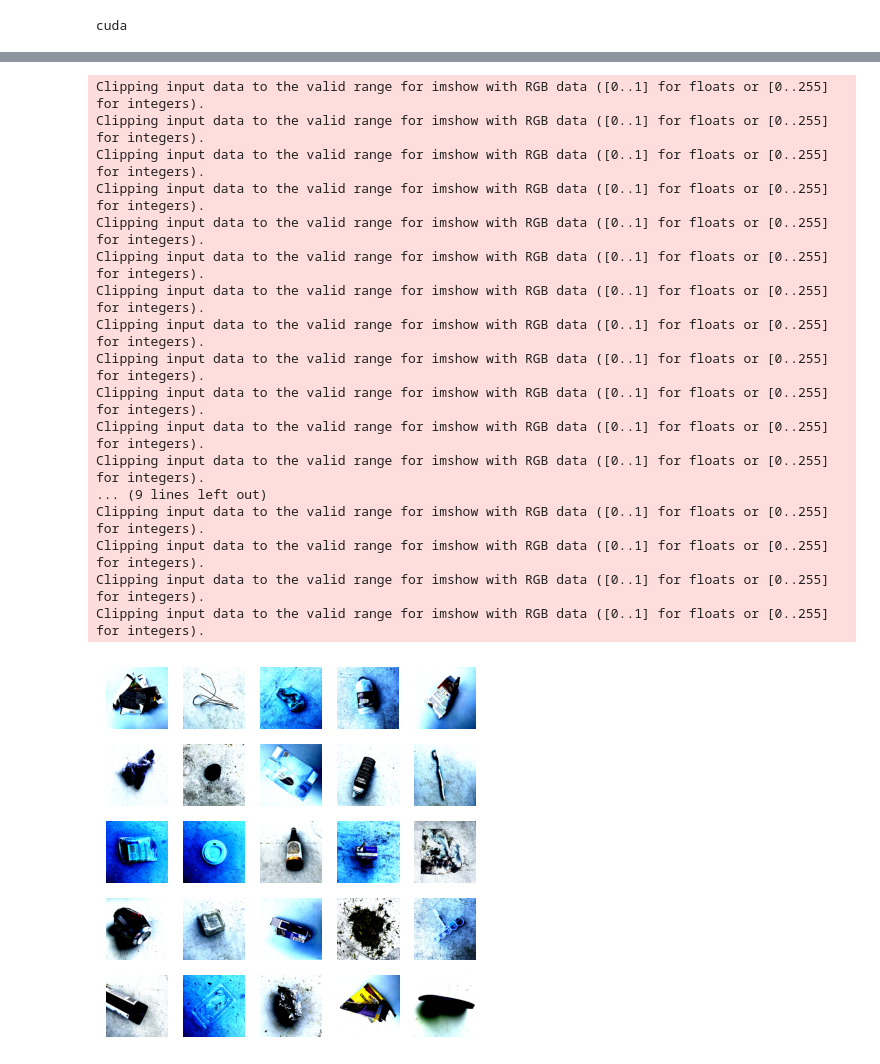
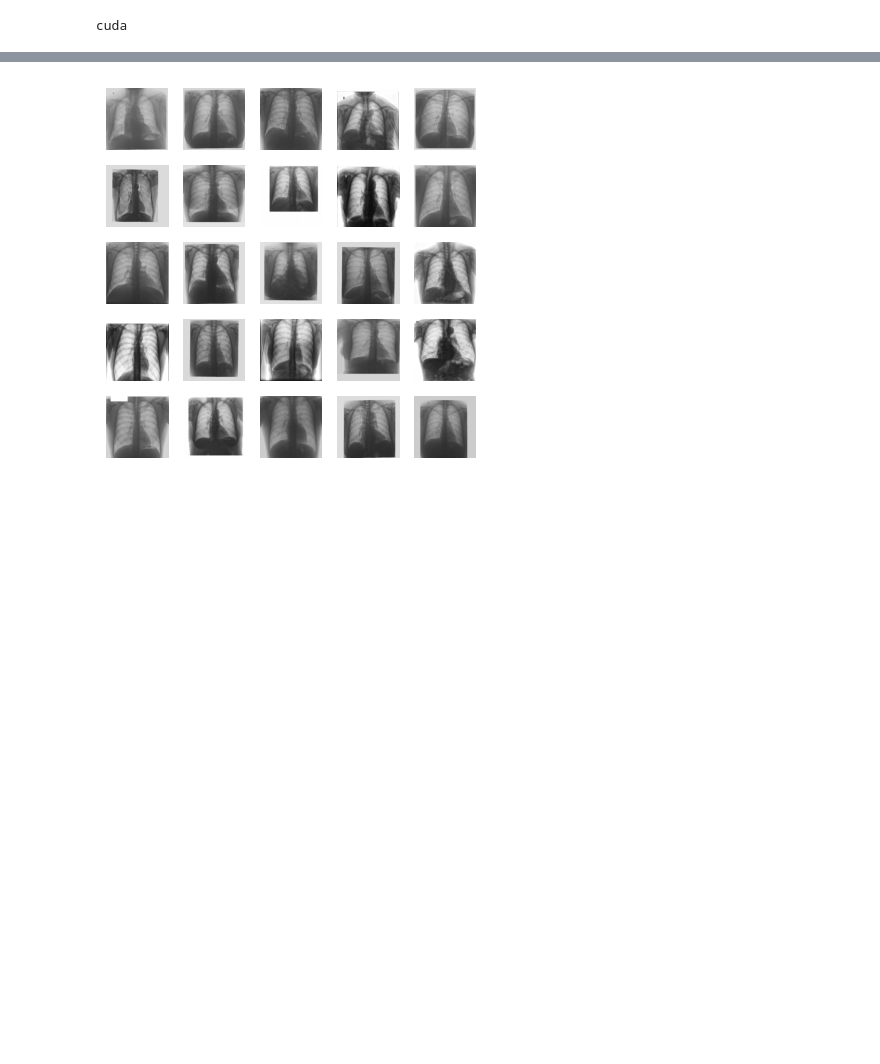
Before and after one commit to NejcPodvratnik/iterativno_rezanje, a Jupyter notebook: main.ipynb, the cells around one changed output, grey strips where cells are left out. Drawn from its saved outputs; the diff is of its cells as text; code cells hidden in the pictures; blank space fills up the shorter version.

Commit message:
Added chest xray dataset

```diff
--- a/main.ipynb
+++ b/main.ipynb
@@ -49,14 +51,14 @@ print(device)
 # %% [output]
 cuda
 # %%
-NUM_CHANNELS = 9
-BATCH_SIZE = 64
+NUM_CHANNELS = 1
+BATCH_SIZE = 32
 NUM_EPOCHS = 100
-NUM_PRUNE_ITER = 10
+NUM_PRUNE_ITER = 2
 PRUNE_MODE = "global"
 PRUNE_PER = 0.2
-IMAGE_SIZE = [524, 524] #[28, 28]
-LR = 1e-4 #1.2e-3
+IMAGE_SIZE = [256,256] #[524, 524] #[28, 28]
+LR = 1e-3 #1e-4 #1.2e-3
 # %%
 ## MNIST
 
@@ -90,6 +91,18 @@ train_dataset, val_dataset, test_dataset = torch.utils.data.random_split(real_wa
 train_loader = DataLoader(dataset = train_dataset, shuffle = True, batch_size = BATCH_SIZE)
 val_loader = DataLoader(dataset = val_dataset, shuffle = False, batch_size = BATCH_SIZE)
 test_loader = DataLoader(dataset = test_dataset, shuffle = False, batch_size = BATCH_SIZE)
+# %%
+## CHEST XRAY
+chest_xray_dataset = ChestXRayDataset("./data/kaggle/kaggle/train3", "./data/train_age.csv", IMAGE_SIZE)
+
+train_size = int(0.7 * len(chest_xray_dataset))
+val_size = int(0.15 * len(chest_xray_dataset))
+test_size = len(chest_xray_dataset) - train_size - val_size
+train_dataset, val_dataset, test_dataset = torch.utils.data.random_split(chest_xray_dataset, [train_size, val_size, test_size], generator=torch.Generator().manual_seed(1))
+
+train_loader = DataLoader(dataset = train_dataset, shuffle = True, batch_size = BATCH_SIZE)
+val_loader = DataLoader(dataset = val_dataset, shuffle = False, batch_size = BATCH_SIZE)
+test_loader = DataLoader(dataset = test_dataset, shuffle = False, batch_size = BATCH_SIZE)
 # %%
 input, targets = next(iter(train_loader))
 
@@ -98,13 +111,15 @@ print(f"Velikost validacijske množice:   {len(val_dataset)}")
 print(f"Velikost testne množice:   {len(test_dataset)}")
 print(f"Dimenzija slik: {input[0].numpy().shape}")
 
-string_decoded = label_encoder.inverse_transform(targets.ravel())
-print(string_decoded)
+#string_decoded = label_encoder.inverse_transform(targets.ravel())
+#print(string_decoded)
 
-_, axes = plt.subplots(5, 5, figsize=(4, 4), squeeze=False)
-for i in range(5):
-    for j in range(5):
-        axes[i, j].imshow(input[5*i+j].numpy().transpose((1,2,0)), cmap="gray")
+dim = int(len(input) ** 0.5)
+
+_, axes = plt.subplots(dim, dim, figsize=(4, 4), squeeze=False)
+for i in range(dim):
+    for j in range(dim):
+        axes[i, j].imshow(input[dim * i + j].numpy().transpose((1,2,0)), cmap="gray")
         axes[i, j].axis("off")
 
 plt.tight_layout()
@@ -128,19 +131,2 @@ Dimenzija slik: (3, 524, 524)
-Clipping input data to the valid range for imshow with RGB data ([0..1] for floats or [0..255] for integers).
-Clipping input data to the valid range for imshow with RGB data ([0..1] for floats or [0..255] for integers).
-Clipping input data to the valid range for imshow with RGB data ([0..1] for floats or [0..255] for integers).
-Clipping input data to the valid range for imshow with RGB data ([0..1] for floats or [0..255] for integers).
-Clipping input data to the valid range for imshow with RGB data ([0..1] for floats or [0..255] for integers).
-Clipping input data to the valid range for imshow with RGB data ([0..1] for floats or [0..255] for integers).
-Clipping input data to the valid range for imshow with RGB data ([0..1] for floats or [0..255] for integers).
-Clipping input data to the valid range for imshow with RGB data ([0..1] for floats or [0..255] for integers).
-Clipping input data to the valid range for imshow with RGB data ([0..1] for floats or [0..255] for integers).
-Clipping input data to the valid range for imshow with RGB data ([0..1] for floats or [0..255] for integers).
-Clipping input data to the valid range for imshow with RGB data ([0..1] for floats or [0..255] for integers).
-Clipping input data to the valid range for imshow with RGB data ([0..1] for floats or [0..255] for integers).
-... (9 lines left out)
-Clipping input data to the valid range for imshow with RGB data ([0..1] for floats or [0..255] for integers).
-Clipping input data to the valid range for imshow with RGB data ([0..1] for floats or [0..255] for integers).
-Clipping input data to the valid range for imshow with RGB data ([0..1] for floats or [0..255] for integers).
-Clipping input data to the valid range for imshow with RGB data ([0..1] for floats or [0..255] for integers).
-[figure, old version]
+[figure, new version]
 # %%
```
Also changed, not shown: parts of 9 cells of this notebook, 7 other files.
